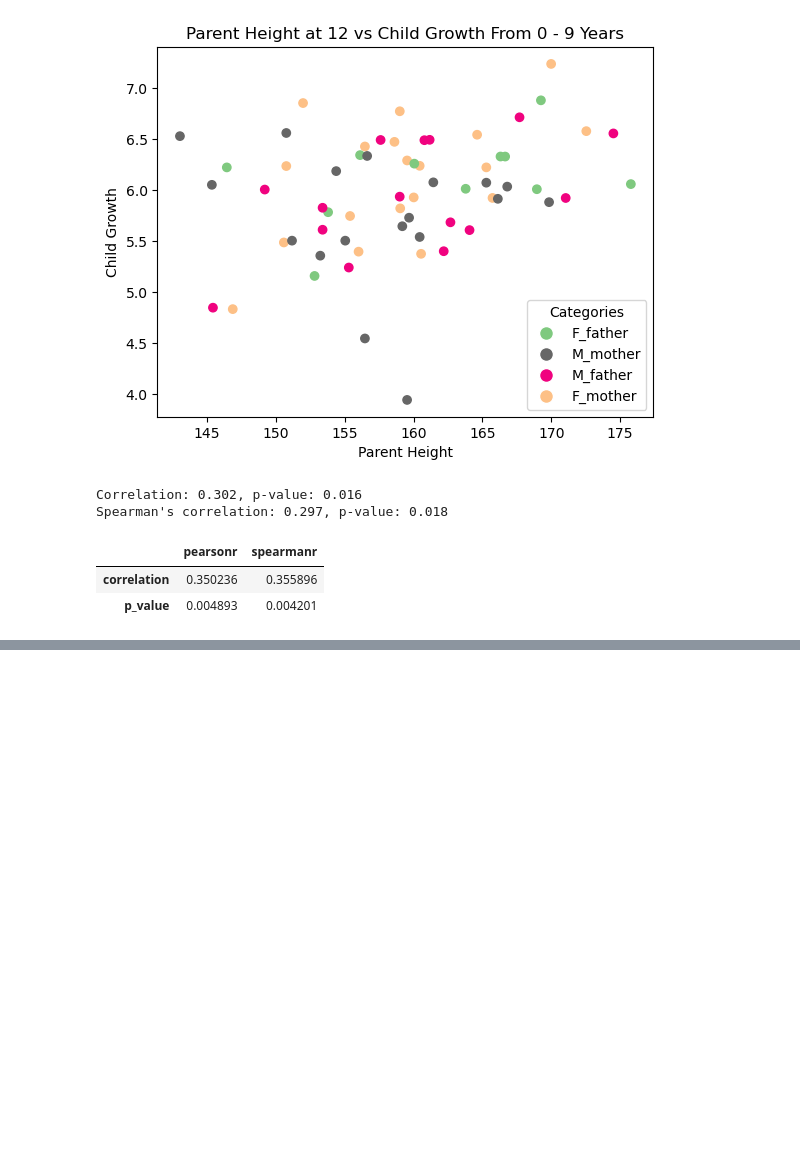
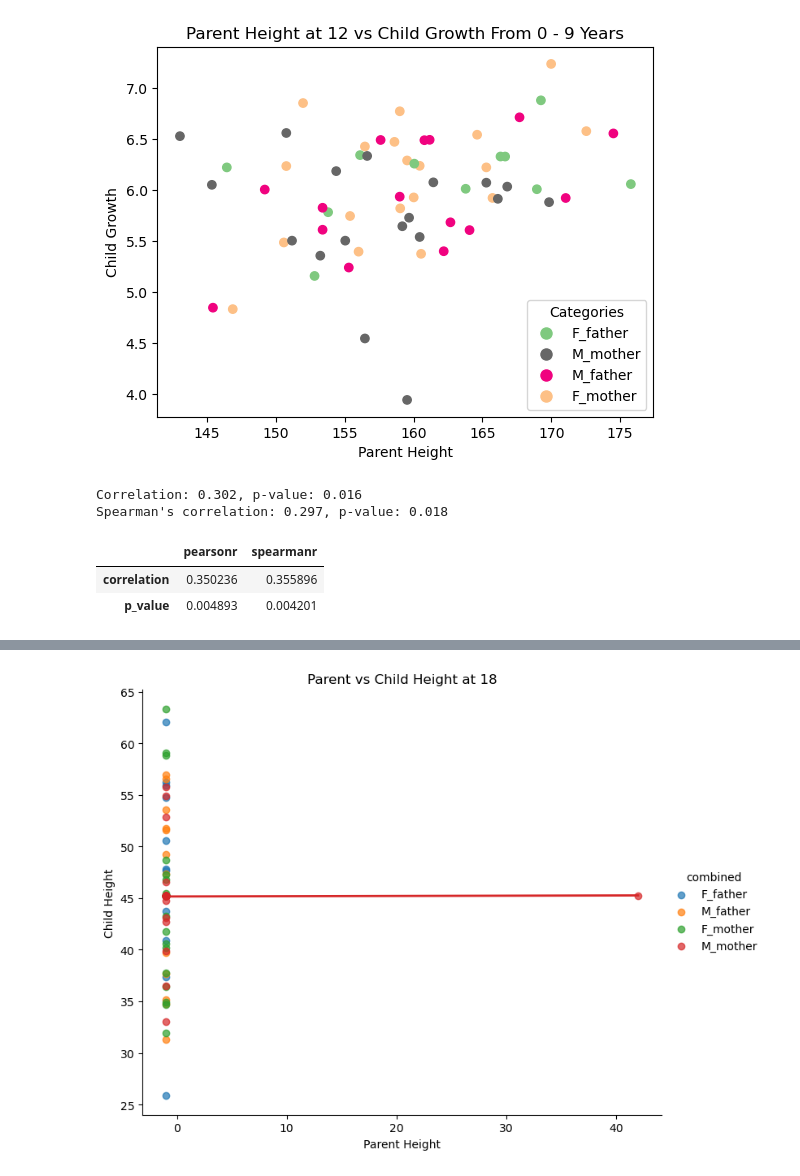
Before and after one commit to aavalose/aliens_height, a Jupyter notebook: final_notebook.ipynb, the cells around one changed output, grey strips where cells are left out. Drawn from its saved outputs; the diff is of its cells as text; code cells hidden in the pictures; blank space fills up the shorter version.

```diff
--- a/final_notebook.ipynb
+++ b/final_notebook.ipynb
@@ -987,0 +1522,23 @@ correlation_frame
+# %%
+sns.lmplot(
+    data=parent_child_hered[
+        (parent_child_hered["height_12_15"] > 0)
+        & (parent_child_hered["parent_height_15"] > 0)
+    ],
+    x="parent_max_velocity",
+    y="child_max_velocity",
+    hue="combined",  # Separate lines for each category
+    aspect=1.2,  # Adjust aspect ratio
+    height=6,  # Figure size
+    scatter_kws={"alpha": 0.7},  # Transparency for better visualization
+    line_kws={"linewidth": 2},
+    ci=None,  # Thicker trend lines
+)
+
+plt.xlabel("Parent Height")
+plt.ylabel("Child Height")
+plt.title("Parent vs Child Height at 18")
+
+plt.show()
+# %% [output]
+[figure, added]
```
Also changed, not shown: parts of 19 cells of this notebook.
